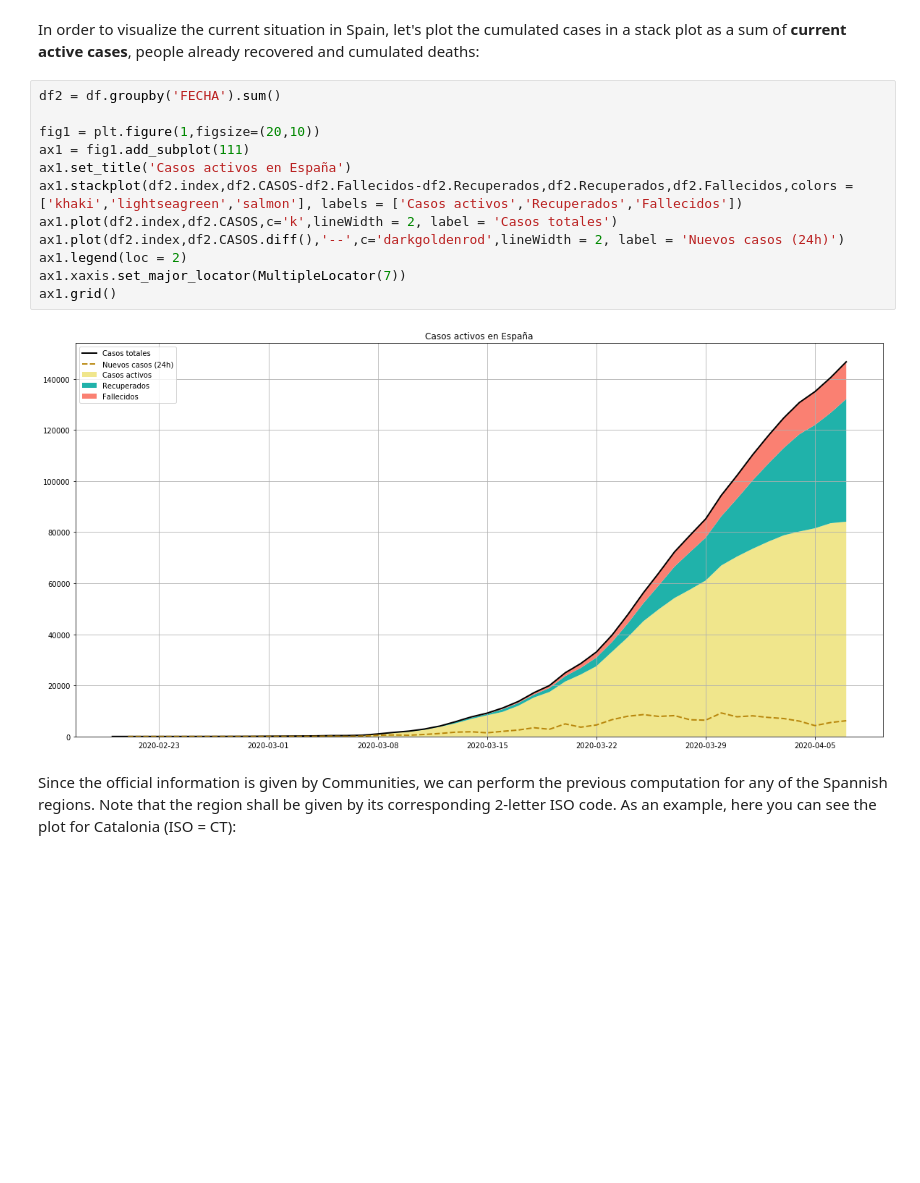
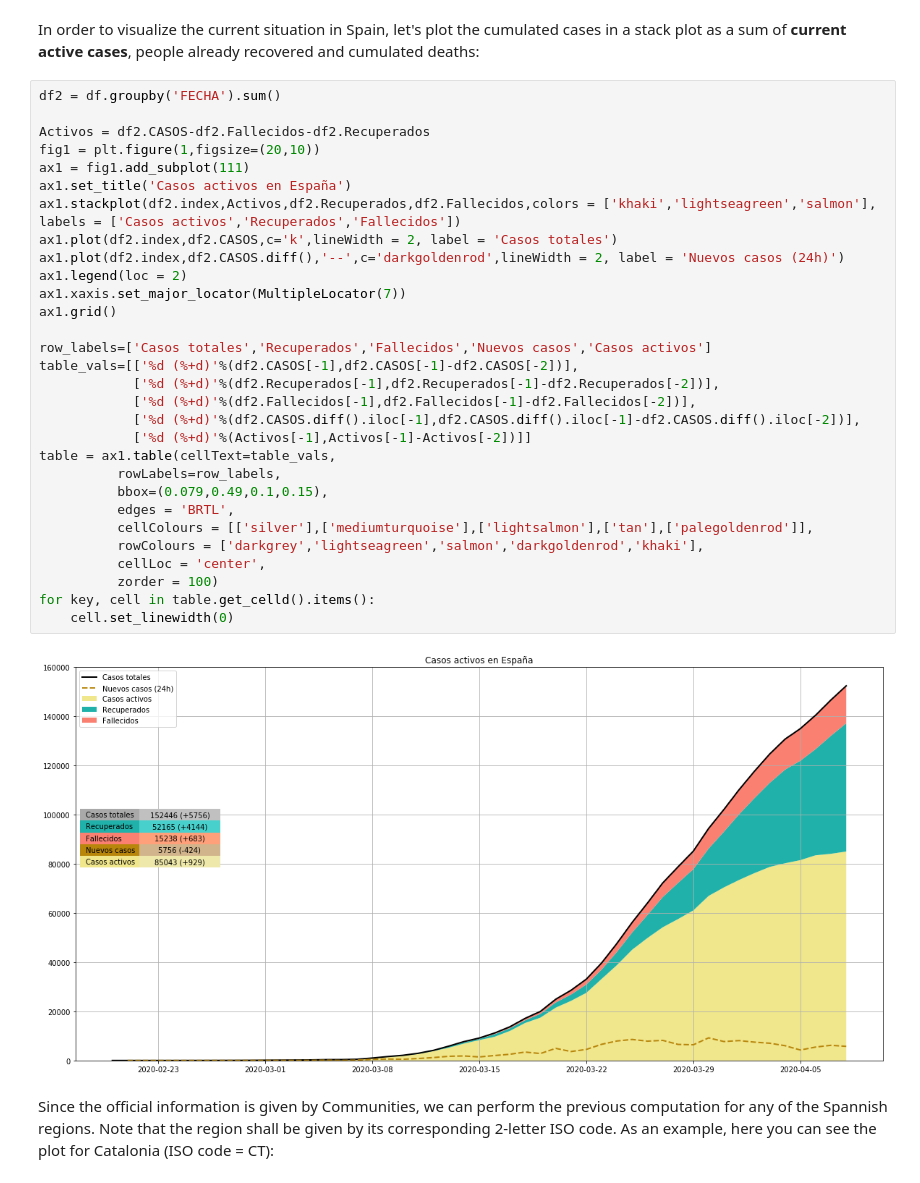
Before and after one commit to Inami13/COVID-19, a Jupyter notebook: COVID19_Spain.ipynb, the cells around one changed output. Cells and saved outputs as stored; diff of their text form; blank space fills up the shorter version.

```diff
--- a/COVID19_Spain.ipynb
+++ b/COVID19_Spain.ipynb
@@ -17,19 +17,37 @@ In order to visualize the current situation in Spain, let's plot the cumulated c
 # %%
 df2 = df.groupby('FECHA').sum()
 
+Activos = df2.CASOS-df2.Fallecidos-df2.Recuperados
 fig1 = plt.figure(1,figsize=(20,10))
 ax1 = fig1.add_subplot(111)
 ax1.set_title('Casos activos en España')
-ax1.stackplot(df2.index,df2.CASOS-df2.Fallecidos-df2.Recuperados,df2.Recuperados,df2.Fallecidos,colors = ['khaki','lightseagreen','salmon'], labels = ['Casos activos','Recuperados','Fallecidos'])
+ax1.stackplot(df2.index,Activos,df2.Recuperados,df2.Fallecidos,colors = ['khaki','lightseagreen','salmon'], labels = ['Casos activos','Recuperados','Fallecidos'])
 ax1.plot(df2.index,df2.CASOS,c='k',lineWidth = 2, label = 'Casos totales')
 ax1.plot(df2.index,df2.CASOS.diff(),'--',c='darkgoldenrod',lineWidth = 2, label = 'Nuevos casos (24h)')
 ax1.legend(loc = 2)
 ax1.xaxis.set_major_locator(MultipleLocator(7))
 ax1.grid()
+
+row_labels=['Casos totales','Recuperados','Fallecidos','Nuevos casos','Casos activos']
+table_vals=[['%d (%+d)'%(df2.CASOS[-1],df2.CASOS[-1]-df2.CASOS[-2])],
+            ['%d (%+d)'%(df2.Recuperados[-1],df2.Recuperados[-1]-df2.Recuperados[-2])],
+            ['%d (%+d)'%(df2.Fallecidos[-1],df2.Fallecidos[-1]-df2.Fallecidos[-2])],
+            ['%d (%+d)'%(df2.CASOS.diff().iloc[-1],df2.CASOS.diff().iloc[-1]-df2.CASOS.diff().iloc[-2])],
+            ['%d (%+d)'%(Activos[-1],Activos[-1]-Activos[-2])]]
+table = ax1.table(cellText=table_vals,
+          rowLabels=row_labels,
+          bbox=(0.079,0.49,0.1,0.15),
+          edges = 'BRTL',
+          cellColours = [['silver'],['mediumturquoise'],['lightsalmon'],['tan'],['palegoldenrod']],
+          rowColours = ['darkgrey','lightseagreen','salmon','darkgoldenrod','khaki'],
+          cellLoc = 'center',
+          zorder = 100)
+for key, cell in table.get_celld().items():
+    cell.set_linewidth(0)
 # %% [output]
-[figure, old version]
+[figure, new version]
 # %% [markdown]
-Since the official information is given by Communities, we can perform the previous computation for any of the Spannish regions. Note that the region shall be given by its corresponding 2-letter ISO code. As an example, here you can see the plot for Catalonia (ISO = CT):
+Since the official information is given by Communities, we can perform the previous computation for any of the Spannish regions. Note that the region shall be given by its corresponding 2-letter ISO code. As an example, here you can see the plot for Catalonia (ISO code = CT):
 # %%
 df3 = df[df['CCAA'] == 'CT'].fillna(0)
 
```
Also changed, not shown: parts of 1 cell of this notebook, 35 other files.
